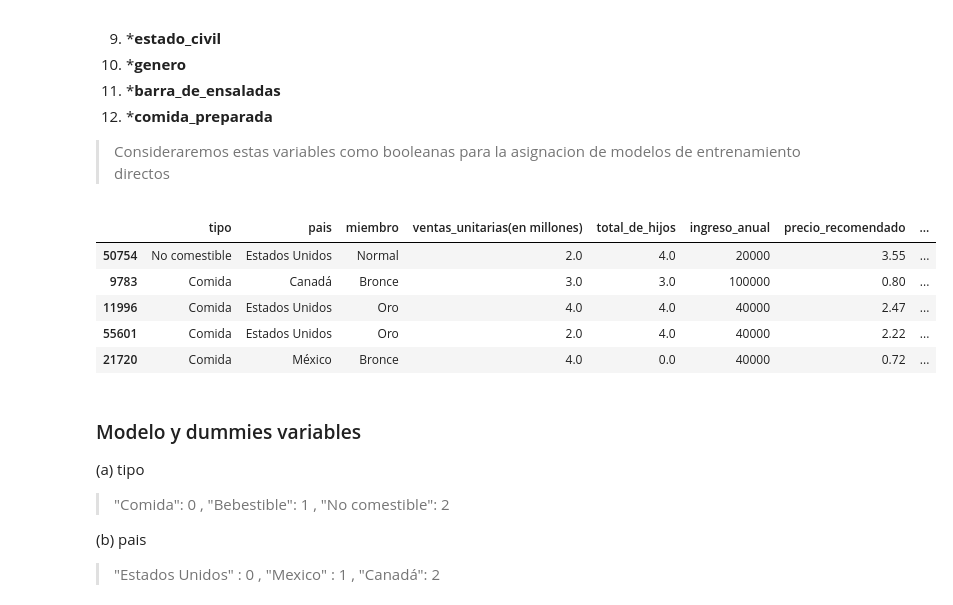
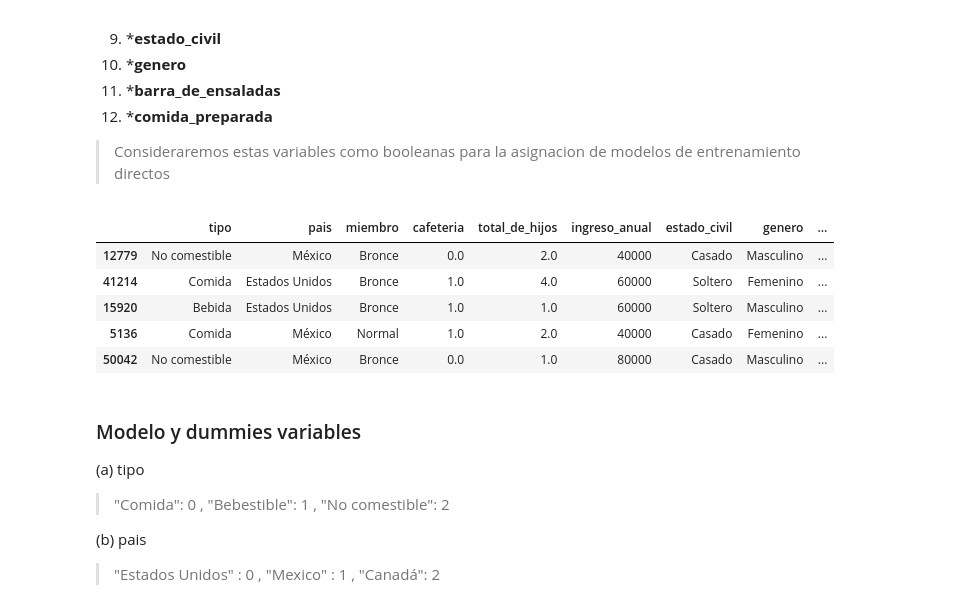
Before and after one commit to Bigote93/EscenciaDelCliente, a Jupyter notebook: EscenciaDelCliente.ipynb, the cells around one changed output. Saved outputs shown, nothing was run; the diff lists cells and outputs as text; code cells hidden in the pictures.

Commit message:
Modelos ajustados a Genero

```diff
--- a/EscenciaDelCliente.ipynb
+++ b/EscenciaDelCliente.ipynb
@@ -1012,20 +1022,20 @@ plt.show()
 # %%
 ##Dataframe a utilizar: df_modelos
 
 df_modelos = df_trabajar[[
     'tipo','pais','miembro',
-    'ventas_unitarias(en millones)','total_de_hijos','ingreso_anual','precio_recomendado',
-    'estado_civil','genero','barra_de_ensaladas','comida_preparada',
+    'cafeteria','total_de_hijos','ingreso_anual',
+    'estado_civil','genero','comida_preparada',
 ]]
 
 df_modelos.sample(5)
 # %% [output]
-|  | tipo | pais | miembro | ventas_unitarias(en millones) | total_de_hijos | ingreso_anual | precio_recomendado | ... |
-| 50754 | No comestible | Estados Unidos | Normal | 2.0 | 4.0 | 20000 | 3.55 | ... |
-| 9783 | Comida | Canadá | Bronce | 3.0 | 3.0 | 100000 | 0.80 | ... |
-| 11996 | Comida | Estados Unidos | Oro | 4.0 | 4.0 | 40000 | 2.47 | ... |
-| 55601 | Comida | Estados Unidos | Oro | 2.0 | 4.0 | 40000 | 2.22 | ... |
-| 21720 | Comida | México | Bronce | 4.0 | 0.0 | 40000 | 0.72 | ... |
+|  | tipo | pais | miembro | cafeteria | total_de_hijos | ingreso_anual | estado_civil | genero | ... |
+| 12779 | No comestible | México | Bronce | 0.0 | 2.0 | 40000 | Casado | Masculino | ... |
+| 41214 | Comida | Estados Unidos | Bronce | 1.0 | 4.0 | 60000 | Soltero | Femenino | ... |
+| 15920 | Bebida | Estados Unidos | Bronce | 1.0 | 1.0 | 60000 | Soltero | Masculino | ... |
+| 5136 | Comida | México | Normal | 1.0 | 2.0 | 40000 | Casado | Femenino | ... |
+| 50042 | No comestible | México | Bronce | 0.0 | 1.0 | 80000 | Casado | Masculino | ... |
 # %% [markdown]
 ### Modelo y dummies variables
 
```
Also changed, not shown: parts of 7 cells of this notebook.
